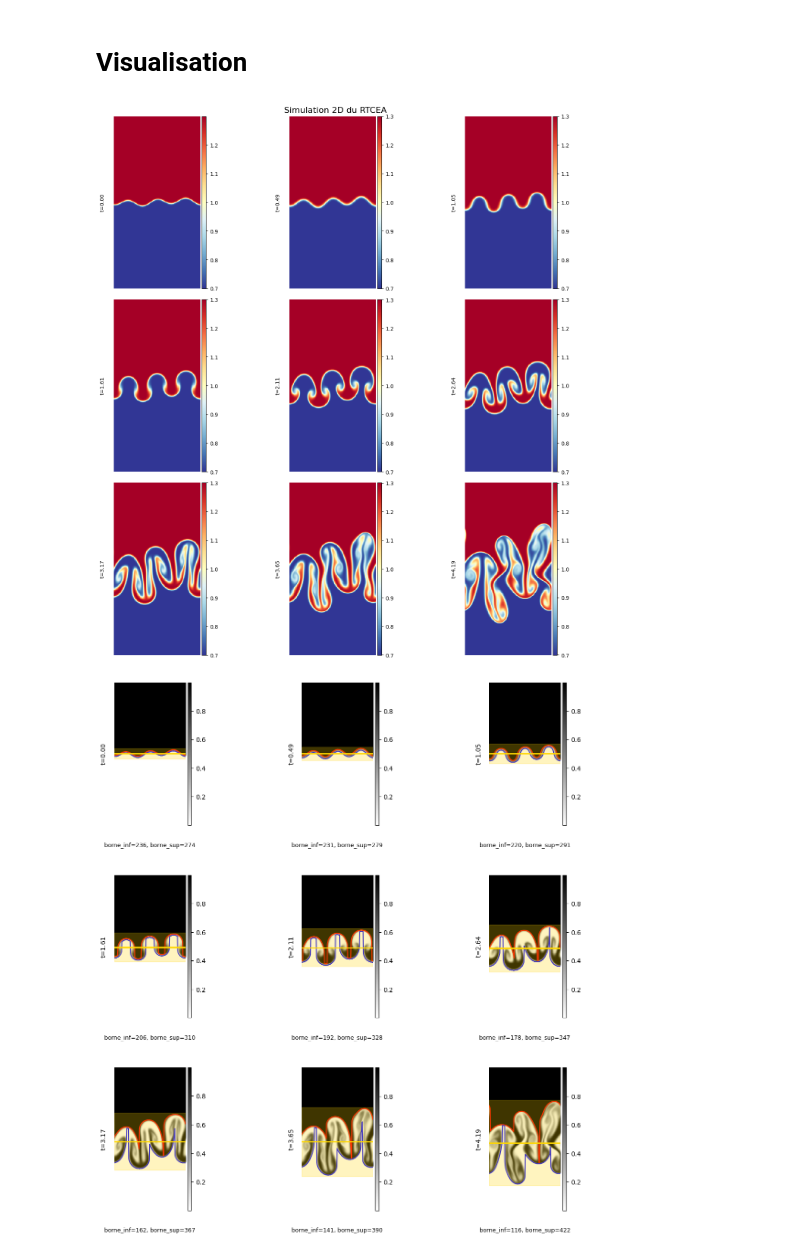
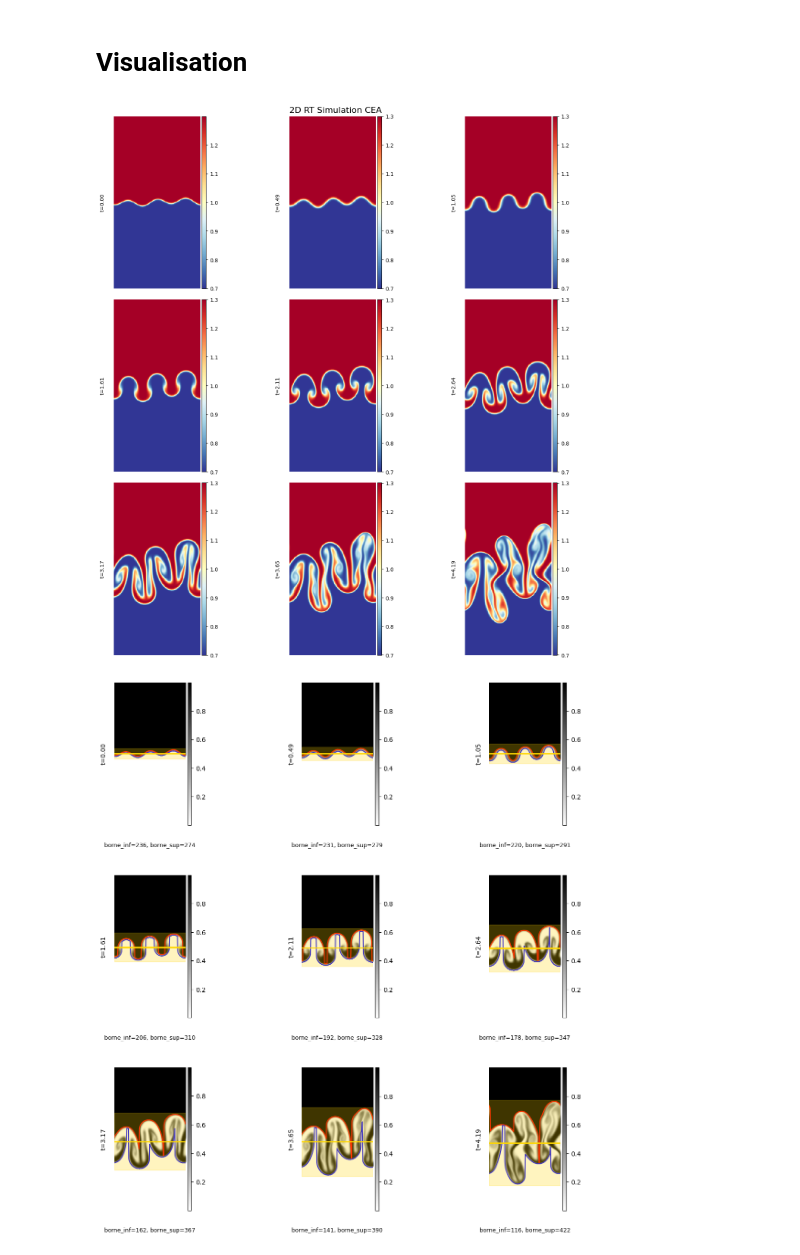
Before and after one commit to Samuel-Chapuis/Rayleigh-Taylor-Generative-Surrogate, a Jupyter notebook: analyse_outils/VisualisationSim.ipynb, the cells around one changed output. Saved outputs shown, nothing was run; the diff lists cells and outputs as text; code cells hidden in the pictures.

```diff
--- a/analyse_outils/VisualisationSim.ipynb
+++ b/analyse_outils/VisualisationSim.ipynb
@@ -26,9 +26,9 @@ idxs = atwood[0.3]
 sim = data[idxs,:,:]
 time = labels[idxs,1]
 # %%
-plot_sim_2d(sim, time, titre="Simulation 2D du RTCEA", save=False)
+plot_sim_2d(sim, time, titre="2D RT Simulation CEA", save=True, path="../outputs/img/RTCEA_simulation_2D.png")
 # %% [output]
-[figure, old version]
+[figure, new version]
 # %%
 def plot_sim_2d_melange_info(sim, alpha_band=0.25, epsilon=0.5, marge=10):
     """
```
Also changed, not shown: parts of 3 cells of this notebook, 32 other files.
